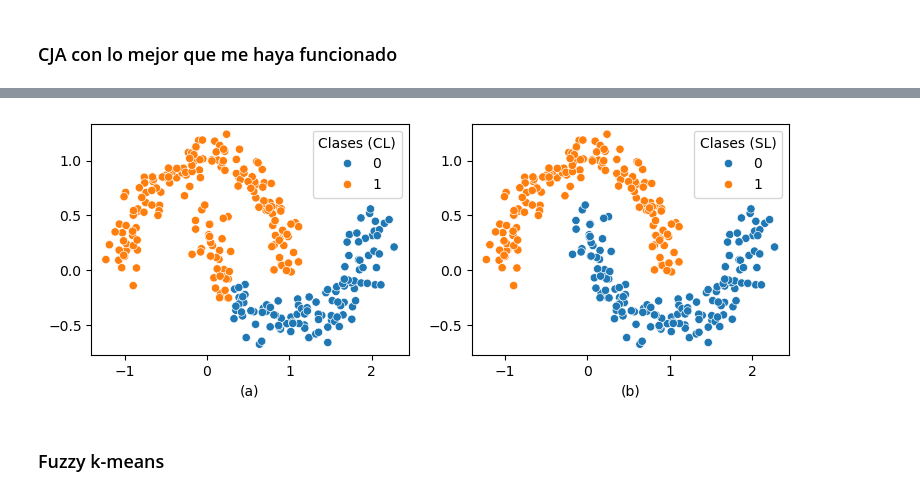
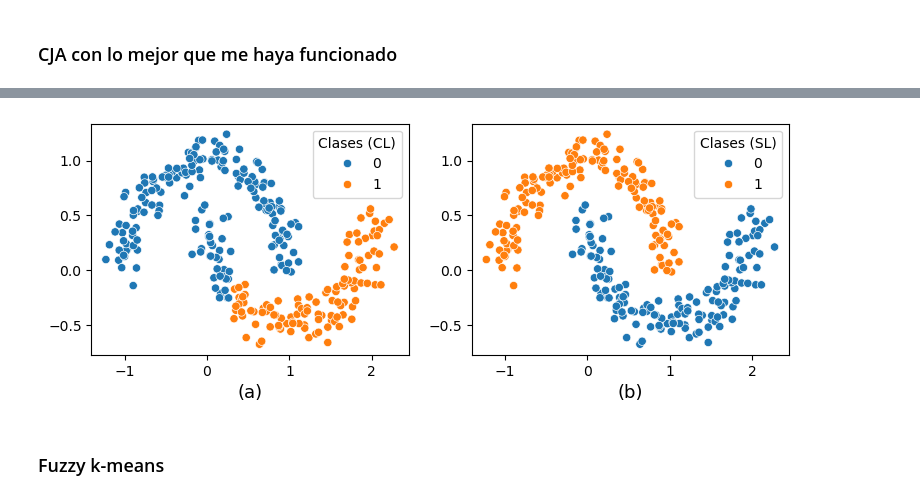
Before and after one commit to Gustavo-HA/MCE-Segundo_Semestre, a Jupyter notebook: Ciencia de Datos/Tareas/Tarea2/Tarea2.ipynb, the cells around one changed output, grey strips where cells are left out. Cells and saved outputs as stored; diff of their text form; code cells hidden in the pictures.

```diff
--- a/Ciencia de Datos/Tareas/Tarea2/Tarea2.ipynb
+++ b/Ciencia de Datos/Tareas/Tarea2/Tarea2.ipynb
@@ -56,0 +86,12 @@ plt.plot()
+# %%
+cja1 = AgglomerativeClustering(linkage="complete", compute_distances=True)
+cja1 = cja1.fit(X_moon)
+
+
+plt.title("Complete Linkage", size=18)
+plot_dendrogram(cja1, truncate_mode="level", p=10)
+plt.tick_params(axis="x", which="both",
+                bottom=False,
+                top=False,
+                labelbottom=False)
+plt.savefig("p3_dcl.pdf", format="pdf", bbox_inches="tight")
@@ -56,0 +100,12 @@ plt.plot()
+# %%
+cja2 = AgglomerativeClustering(linkage="single", compute_distances=True)
+cja2 = cja2.fit(X_moon)
+
+plt.title("Single Linkage", size = 18)
+
+plot_dendrogram(cja2)
+plt.tick_params(axis="x", which="both",
+                bottom=False,
+                top=False,
+                labelbottom=False)
+plt.savefig("p3_dsl.pdf", format="pdf", bbox_inches="tight")
@@ -57,27 +114,27 @@ plt.plot()
 # %%
 # En la tarea pasada descubrí que me funcionó bien la distancia euclidiana y el enlace
 # tipo complete-linkage, el umbral depende de los datos así que no tomaré el resultado
 # de la tarea pasada.
-fig, ax = plt.subplots(1,2,figsize=(9,3))
+fig, ax = plt.subplots(1, 2, figsize=(9, 3))
 
-labels_cja = jerarquico_aglomerativo(X_moon, enlace="complete-linkage")
+labels_cja = cja1.fit_predict(X_moon)
 df_moon["labels_cja"] = labels_cja
 g1 = sns.scatterplot(data=df_moon, x="x", y="y", hue="labels_cja", ax=ax[0])
 
 # Observamos que, en este caso, funciona mejor el single-linkage.
-labels_cja = jerarquico_aglomerativo(X_moon, enlace="single-linkage")
+labels_cja = cja2.fit_predict(X_moon)
 df_moon["labels_cja"] = labels_cja
 g2 = sns.scatterplot(data=df_moon, x="x", y="y", hue="labels_cja", ax=ax[1])
 
-sns.move_legend(g1,loc="upper right" , title="Clases (CL)")
-sns.move_legend(g2,loc="upper right" , title="Clases (SL)")
-for i, letra in zip(list(range(2)), ["a","b"]):
-    ax[i].set_xlabel(f"({letra})")
+sns.move_legend(g1, loc="upper right", title="Clases (CL)")
+sns.move_legend(g2, loc="upper right", title="Clases (SL)")
+for i, letra in zip(list(range(2)), ["a", "b"]):
+    ax[i].set_xlabel(f"({letra})", size = 13)
     ax[i].set_ylabel("")
 
 plt.savefig("p3_cja.pdf", format="pdf", bbox_inches="tight")
 # %% [output]
-[figure, old version]
+[figure, new version]
 # %% [markdown]
 ### Fuzzy k-means
 # %%
```
Also changed, not shown: parts of 18 cells of this notebook, 1 other file.
